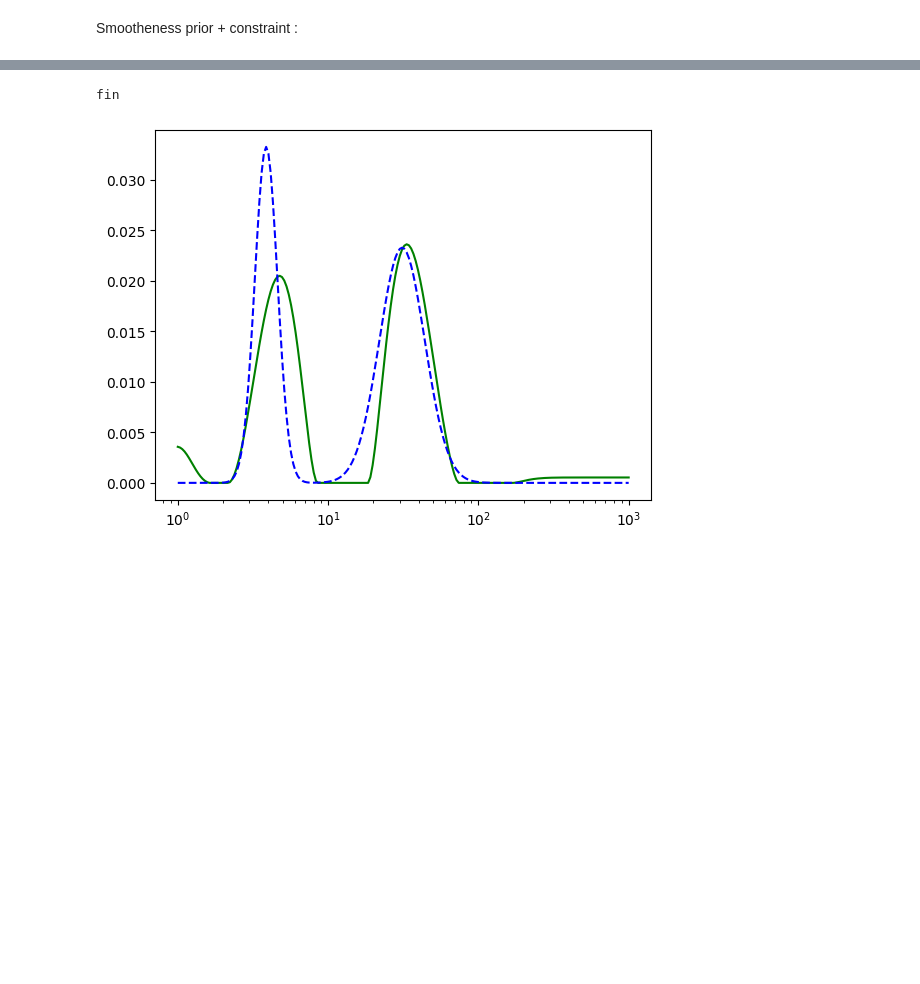
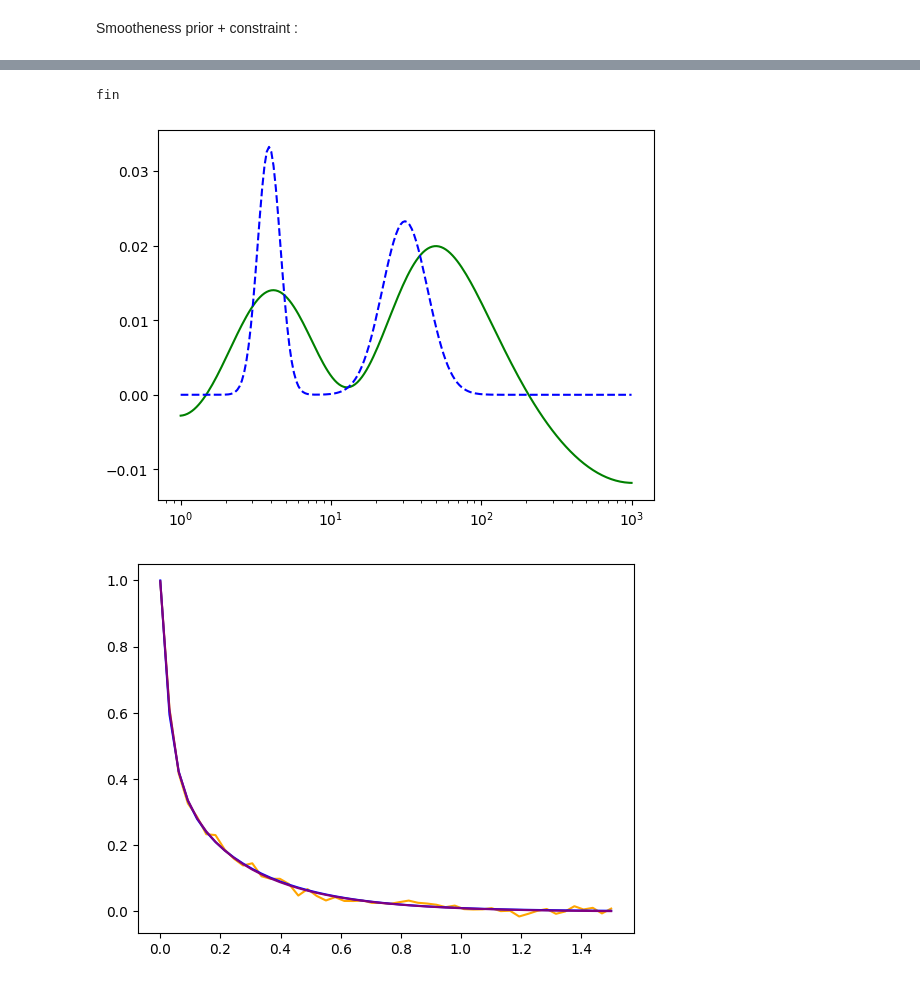
Before and after one commit to agathM/TPLSD, a Jupyter notebook: main.ipynb, the cells around one changed output, grey strips where cells are left out. Cells and saved outputs as stored; diff of their text form; code cells hidden in the pictures; blank space fills up the shorter version.

```diff
--- a/main.ipynb
+++ b/main.ipynb
@@ -42,3 +22,4 @@ z = K@x.x
 sigma = 0.01 * z[0]
 w = np.random.normal(loc=np.zeros(M), scale=sigma,size=(M,))
 y = z + w
+xmin, xmax = np.min(x.x), np.max(x.x)
@@ -50,7 +33,7 @@ plt.plot(t, y)
 # %% [markdown]
 Smootheness prior + constraint :
 # %%
-def g(x,x_min,x_max):
+def g(x,x_min = -np.inf,x_max= np.inf):
     init_val = 0
     D = 0
     for i in range(len(x)):
@@ -74,16 +57,21 @@ NQE_list = []
 
 ## Naive optimization
 for beta in grid_beta:
-    res = minimize(lambda x: f(x) + beta*g(x,0,1e3), x0=np.ones(N), method='L-BFGS-B', bounds=[(0,None)]*N)
-    NQE = np.sum(((res.x - x.x)**2)/(x.x**2))
+    res = minimize(lambda x: f(x) + beta*g(x), x0=0.01*np.ones(N), method='L-BFGS-B', bounds=[(xmin,xmax)]*N)
+    NQE = np.sum(((res.x - x.x)**2))/np.sum((x.x**2))
     NQE_list.append(NQE)
 
 best_beta = grid_beta[np.argmin(NQE_list)]
-res = minimize(lambda x: f(x) + best_beta*g(x,0,1e3), x0=np.ones(N), method='L-BFGS-B', bounds=[(0,None)]*N)
+res = minimize(lambda x: f(x) + best_beta*g(x), x0=0.01*np.ones(N), method='L-BFGS-B', bounds=[(xmin,xmax)]*N)
 print("Best beta:", best_beta)
 print("Minimum NQE:", np.min(NQE_list))
 plt.plot(T, res.x, label='Reconstructed', color='red')
 plt.plot(T, x.x, label='Original', color='blue', linestyle='dashed')
 plt.xscale('log')
 plt.show()
+
+plt.plot(t, y, label='Noisy data', color='orange')
+plt.plot(t, x.x @ K.T, label='Perfectly dennoised data', color='blue')
+plt.plot(t, res.x @ K.T, label='Denoised GD data', color='red')
+plt.show()
 # %% [output]
@@ -93,7 +82,7 @@ Minimum NQE: 5.095815874324797e+21
 # %%
 ## Forward - Backward optimization
 import numpy as np
-def proximal_g(v, gamma, xmin=0, xmax=1e3):
+def proximal_g(v, gamma, xmin=None, xmax=None):
     """
     Solution du problème de minimisation
     (I/gamma + D^T D) x = v/gamma
@@ -107,7 +96,7 @@ def proximal_g(v, gamma, xmin=0, xmax=1e3):
     off_diag = np.ones(N-1) * (-1.0)
     b = v / gamma
     x = np.linalg.solve(np.diag(main_diag) + np.diag(off_diag, k=1) + np.diag(off_diag, k=-1), b)
-    x = np.clip(x, xmin, xmax)
+    # x = np.clip(x, xmin, xmax)
     return x
 
 def prox_f(v, gamma, K, y):
@@ -139,4 +128,9 @@ plt.plot(T, res_fb, label='Reconstructed FB', color='green')
 plt.plot(T, x.x, label='Original', color='blue', linestyle='dashed')
 plt.xscale('log')
 plt.show()
+
+plt.plot(t, y, label='Noisy data', color='orange')
+plt.plot(t, x.x @ K.T, label='Perfectly dennoised data', color='blue')
+plt.plot(t, res_fb @ K.T, label='Denoised GD data', color='red')
+plt.show()
 # %% [output]
@@ -146,35 +141,41 @@ NQE Forward-Backward: 9.418840047038084e+41
 def douglas_rachford(K, y, beta, x0, gamma, n_iter=200, lamb=1, tol=1e-6):
     xn = x0.copy()
     for n in range(n_iter):
         tau = gamma * beta
         yn = proximal_g(xn, tau)
 
         arg = 2.0 * yn - xn
         zn = prox_f(arg, gamma, K, y)
 
         xn1 = xn + lamb * (zn - yn)
 
         resid = np.linalg.norm(xn1 - xn)
         if resid < tol:
             xn = xn1
             break
 
         xn = xn1
 
     x_est = proximal_g(xn, tau)
     return x_est
 
 x0 = np.zeros(N)
-x_sol = douglas_rachford(K, y, beta = 0.1, x0 = x0, gamma = 1, n_iter=200, lamb = 1, tol=1e-6)
+x_sol = douglas_rachford(K, y, beta = 10, x0 = x0, gamma = 1, n_iter=200, lamb = 1, tol=1e-6)
 print("fin")
 
 plt.plot(T, x_sol, label='Reconstructed D-R', color='green')
 plt.plot(T, x.x, label='Original', color='blue', linestyle='dashed')
 plt.xscale('log')
 plt.show()
+
+plt.plot(t, y, label='Noisy data', color='orange')
+plt.plot(t, x.x @ K.T, label='Perfectly dennoised data', color='blue')
+plt.plot(t, x_sol @ K.T, label='Denoised GD data', color='purple')
+plt.show()
 # %% [output]
 fin
-[figure, old version]
+[figure, new version]
+[figure, added]
 # %%
 D = np.zeros((N-1,N))
 for i in range(N-1):
```
Also changed, not shown: parts of 6 cells of this notebook.
